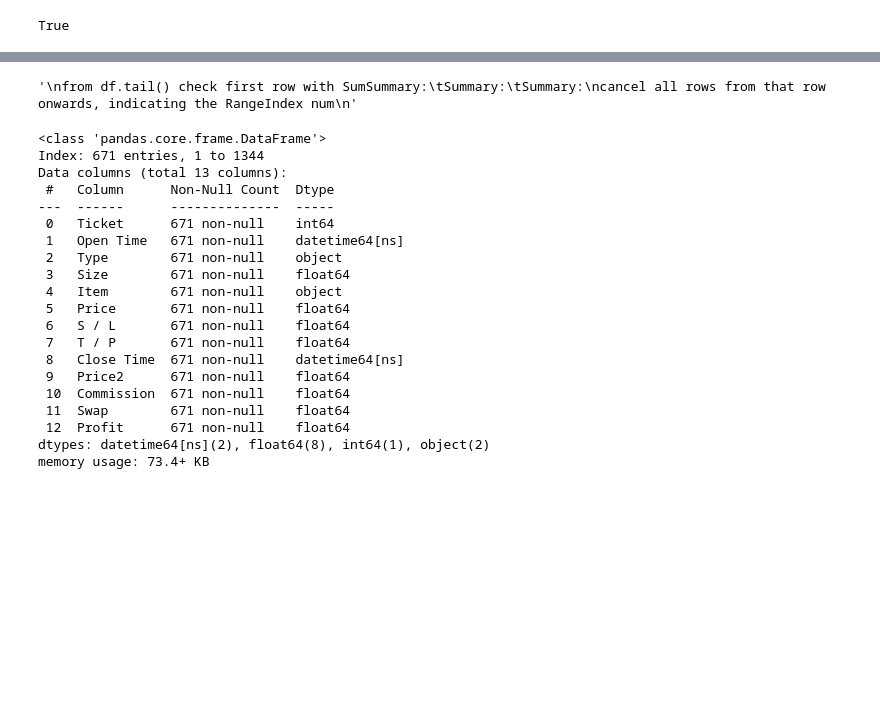
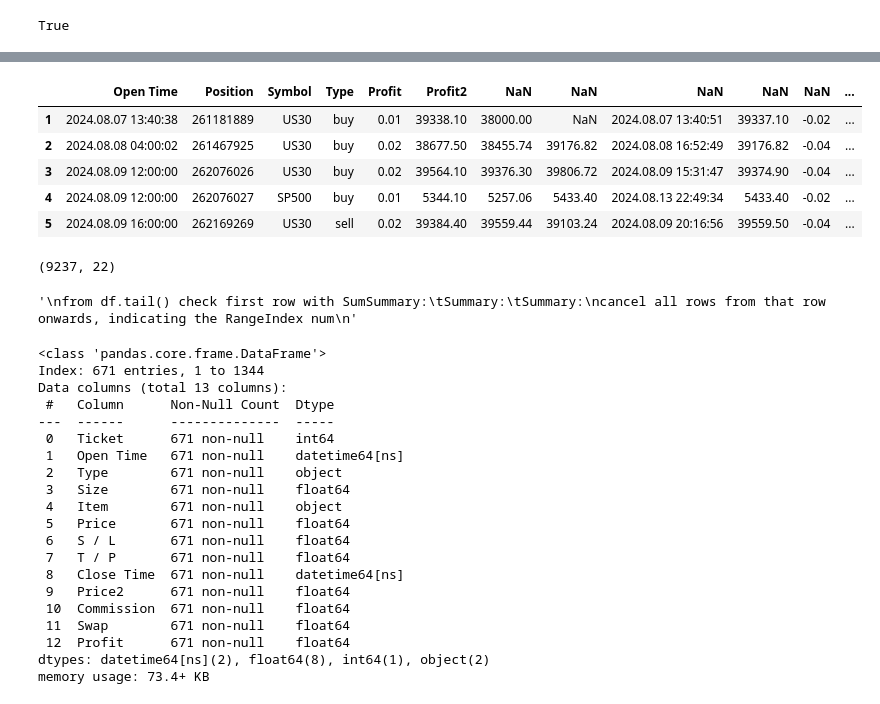
Before and after one commit to scimmione1/converter, a Jupyter notebook: 01_convert_mt4_html_detailed_statement_to_clean_excel.ipynb, the cells around one changed output, grey strips where cells are left out. Drawn from its saved outputs; the diff is of its cells as text; code cells hidden in the pictures; blank space fills up the shorter version.

```diff
--- a/01_convert_mt4_html_detailed_statement_to_clean_excel.ipynb
+++ b/01_convert_mt4_html_detailed_statement_to_clean_excel.ipynb
@@ -84,0 +99,23 @@ df = pd.read_excel(excel_output, sheet_name='Sheet1')
+# %%
+"""
+Check case by case the following conditions:
+"""
+# drop columns 'Volume', 'Price', 'S / L', 'T / P', 'Time2', 'Price2', 'Commission', 'Swap'
+df = df.drop(columns=['Volume', 'Price', 'S / L', 'T / P', 'Time2', 'Price2', 'Commission', 'Swap'], errors='ignore')
+
+# rename columns to Time	Position	Symbol	Type	Volume	Price	S / L	T / P	Time	Price	Commission	Swap	Profit
+df = df.rename(columns={
+    'Time': 'Open Time',
+    'Position': 'Position',
+    'Symbol': 'Symbol',
+    'Type': 'Type',
+    'Volume': 'Volume',
+    'Price': 'Open Price',
+    'S / L': 'S / L',
+    'T / P': 'T / P',
+    'Time2': 'Close Time',
+    'Price2': 'Close Price',
+    'Commission': 'Commission',
+    'Swap': 'Swap',
+    'Profit': 'Profit'
+})
@@ -86,7 +150,7 @@ df = pd.read_excel(excel_output, sheet_name='Sheet1')
 """conditions always valid"""
 
 # keep rows from row 2
-df = df.iloc[2:].reset_index(drop=True)
+df = df.iloc[7:].reset_index(drop=True)
 
 # RangeIndex have the corrected column names
 df.columns = df.iloc[0]
@@ -107,6 +171,19 @@ df.columns = df.columns.str.strip()
 
 #  drop 'Taxes' column
 df = df.drop(columns=['Taxes'], errors='ignore')
+# %%
+df.head()
+# %% [output]
+|  | Open Time | Position | Symbol | Type | Profit | Profit2 | NaN | NaN | NaN | NaN | NaN | ... |
+| 1 | 2024.08.07 13:40:38 | 261181889 | US30 | buy | 0.01 | 39338.10 | 38000.00 | NaN | 2024.08.07 13:40:51 | 39337.10 | -0.02 | ... |
+| 2 | 2024.08.08 04:00:02 | 261467925 | US30 | buy | 0.02 | 38677.50 | 38455.74 | 39176.82 | 2024.08.08 16:52:49 | 39176.82 | -0.04 | ... |
+| 3 | 2024.08.09 12:00:00 | 262076026 | US30 | buy | 0.02 | 39564.10 | 39376.30 | 39806.72 | 2024.08.09 15:31:47 | 39374.90 | -0.04 | ... |
+| 4 | 2024.08.09 12:00:00 | 262076027 | SP500 | buy | 0.01 | 5344.10 | 5257.06 | 5433.40 | 2024.08.13 22:49:34 | 5433.40 | -0.02 | ... |
+| 5 | 2024.08.09 16:00:00 | 262169269 | US30 | sell | 0.02 | 39384.40 | 39559.44 | 39103.24 | 2024.08.09 20:16:56 | 39559.50 | -0.04 | ... |
+# %%
+df.shape
+# %% [output]
+(9237, 22)
 # %%
 df.tail(20)
 # %%
```
Also changed, not shown: parts of 6 cells of this notebook.
